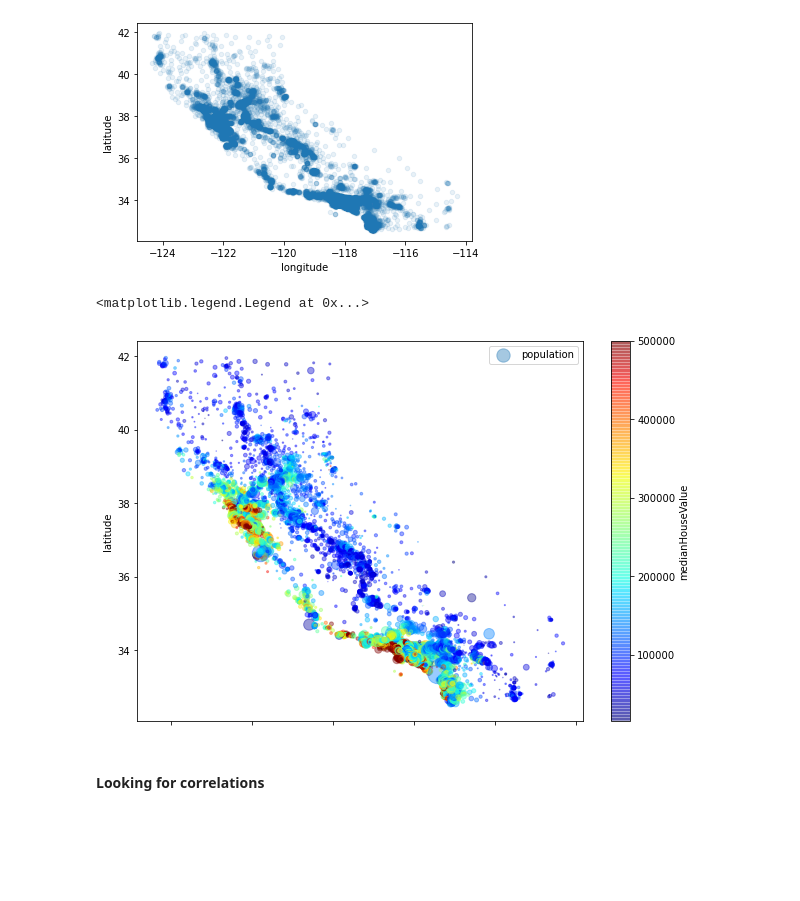
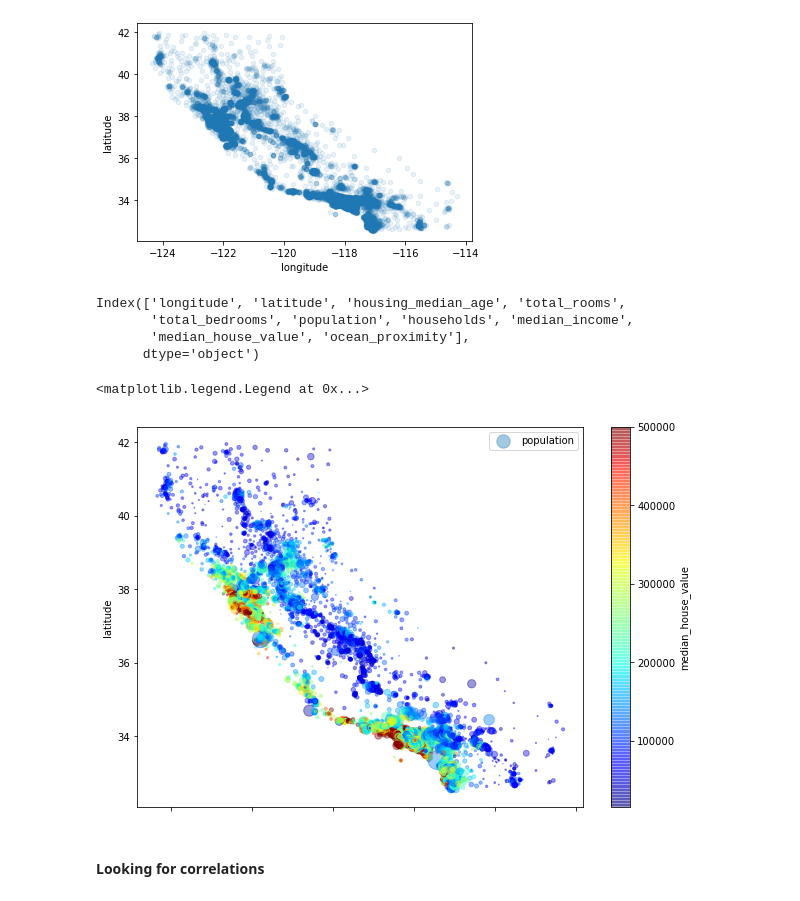
Before and after one commit to akshayPalakkode/Housing-Data-Analysis, a Jupyter notebook: Housing data analysis.ipynb, the cells around one changed output. Cells and saved outputs as stored; diff of their text form; code cells hidden in the pictures; blank space fills up the shorter version.

```diff
--- a/Housing data analysis.ipynb
+++ b/Housing data analysis.ipynb
@@ -8,7 +8,7 @@ from helper_functions import fetch_cal_housing_data, split_test_train
 if not os.path.exists(pathlib.Path.cwd() / "Datasets"):
     fetch_cal_housing_data()
 # %%
-housing = pd.read_csv("Datasets/housing_data.csv")
+housing = pd.read_csv("Datasets/housing.csv")
 # %%
 housing.head()
 # %% [output]
@@ -131,13 +132,20 @@ housing.plot(kind = "scatter", x = 'longitude', y='latitude', alpha = 0.1)
 # %% [output]
 <AxesSubplot:xlabel='longitude', ylabel='latitude'>
 [figure]
+# %%
+housing.columns
+# %% [output]
+Index(['longitude', 'latitude', 'housing_median_age', 'total_rooms',
+       'total_bedrooms', 'population', 'households', 'median_income',
+       'median_house_value', 'ocean_proximity'],
+      dtype='object')
 # %%
 housing.plot(kind = "scatter", x = "longitude", y="latitude", alpha = 0.4, s = housing["population"]/100, label = "population",
-             figsize=(10,7), c="medianHouseValue", cmap=plt.get_cmap("jet"), colorbar = True)
+             figsize=(10,7), c="median_house_value", cmap=plt.get_cmap("jet"), colorbar = True)
 plt.legend()
 # %% [output]
 <matplotlib.legend.Legend at 0x...>
-[figure, old version]
+[figure, new version]
 # %% [markdown]
 #### Looking for correlations
 # %%
```
Also changed, not shown: parts of 25 cells of this notebook.
